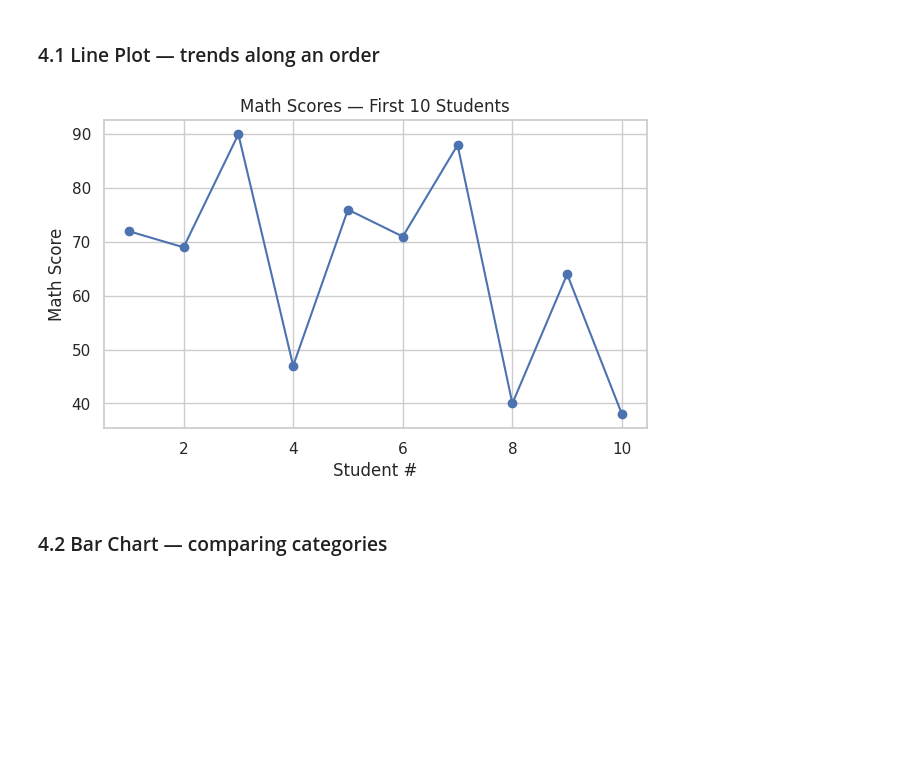
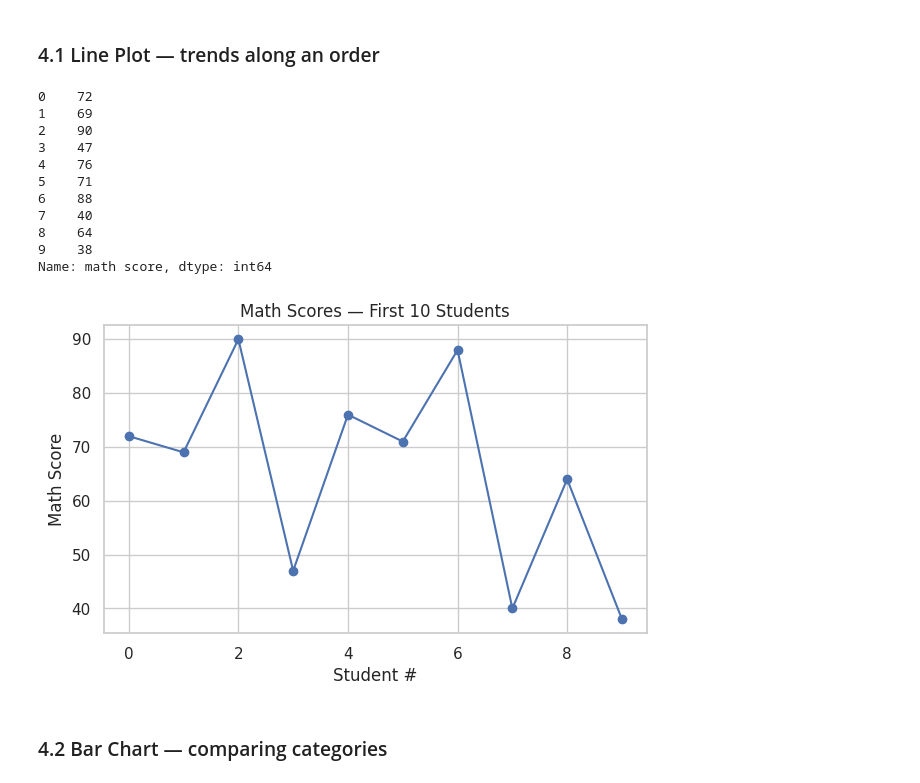
Before and after one commit to TasnimJahan/REclsTsnm_Practice_Asgnmnt, a Jupyter notebook: 5_Matplotlib_and_Seaborn_for_Data_Science_Batch_3.ipynb, the cells around one changed output. Cells and saved outputs as stored; diff of their text form; code cells hidden in the pictures; blank space fills up the shorter version.

```diff
--- a/5_Matplotlib_and_Seaborn_for_Data_Science_Batch_3.ipynb
+++ b/5_Matplotlib_and_Seaborn_for_Data_Science_Batch_3.ipynb
@@ -31,6 +31,6 @@ Drive already mounted at /content/drive; to attempt to forcibly remount, call dr
 # %%
-students = pd.read_csv('/content/drive/MyDrive/datasets/StudentsPerformance.csv')
-gym      = pd.read_csv('/content/drive/MyDrive/datasets/gym_membership.csv')
+students = pd.read_csv('/content/drive/MyDrive/Datasets/SkillMorph/StudentsPerformance.csv')
+gym      = pd.read_csv('/content/drive/MyDrive/Datasets/SkillMorph/gym_membership.csv')
 
 print(students.shape, gym.shape)
 # %% [output]
@@ -94,15 +94,27 @@ students.describe()
 # %%
 # Line plots are for *ordered* data (time, index, sequence).
 # Here: math scores of the first 10 students.
 scores = students['math score'].head(10)
+print(scores)
 
 fig, ax = plt.subplots()
-ax.plot(range(1, 11), scores, marker='o')
+ax.plot(range(0, 10), scores, marker='o')
 ax.set(title='Math Scores — First 10 Students',
        xlabel='Student #', ylabel='Math Score')
 plt.show()
 # %% [output]
+0    72
+1    69
+2    90
+3    47
+4    76
+5    71
+6    88
+7    40
+8    64
+9    38
+Name: math score, dtype: int64
-[figure, old version]
+[figure, new version]
 # %% [markdown]
 ### 4.2 Bar Chart — comparing categories
 # %%
```
Also changed, not shown: parts of 15 cells of this notebook.
